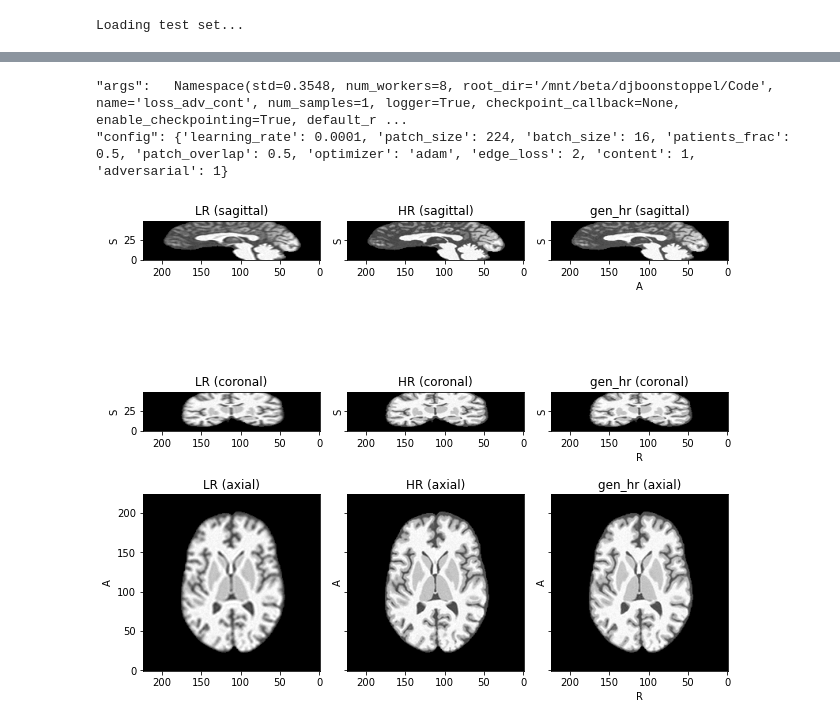
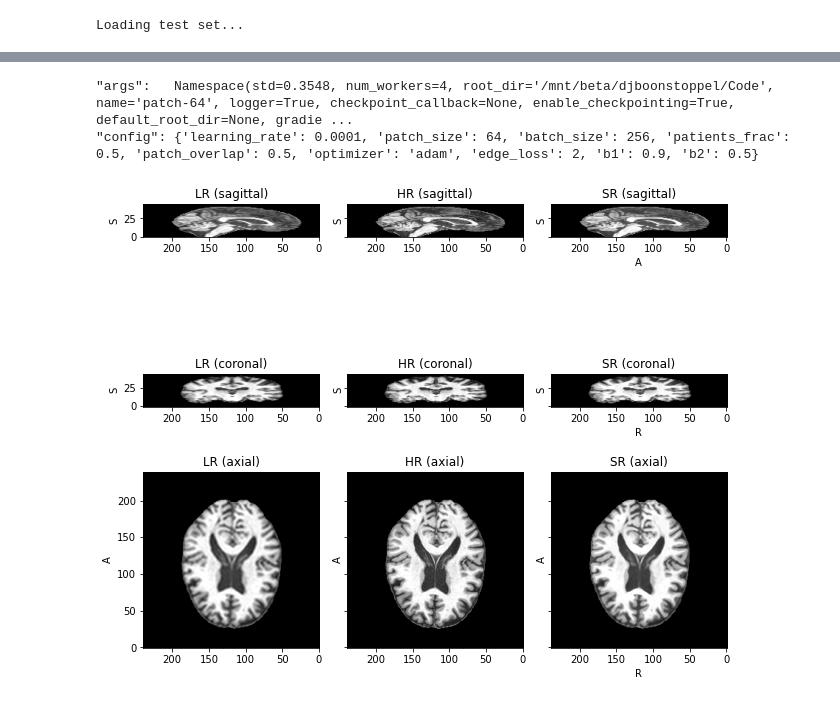
Before and after one commit to rienboonstoppel/SRGan, a Jupyter notebook: predict.ipynb, the cells around one changed output, grey strips where cells are left out. Cells and saved outputs as stored; diff of their text form; code cells hidden in the pictures.

```diff
--- a/predict.ipynb
+++ b/predict.ipynb
@@ -42,0 +65,18 @@ Loading test set...
+# %%
+img = ImagePair(number=1, simulated=False, select_slices=45)
+# img.subject()['HR']
+# img.info()['HR']
+
+real_subject = [img.subject()]
+
+std = 0.3548
+
+real_set = tio.SubjectsDataset(
+    real_subject, transform=Normalize(std=std))
+
+real_set[0].plot()
+# print(real_set)
+# print(real_subject)
+# print(real_subject[0])
+# print(real_subject[0]['HR'])
+# print(real_subject[0]['HR'].numpy())
@@ -43,34 +85,36 @@ Loading test set...
 # %%
-ckptpath='/mnt/beta/djboonstoppel/Code/ray_results'
-exp_name = 'loss_adv_cont'
-config = {
-    'learning_rate': 0.0001,
-    'patch_size': 224,
-    'batch_size': 16,
-    'patients_frac': 0.5,
-    'patch_overlap': 0.5,
-    'optimizer': 'adam',
-    'edge_loss': 2,
-}
-ckpt_filename = 'checkpoint_{}_{}_{}_{}_{}_{}'.format(config['patch_size'],
-                                                      config['batch_size'],
-                                                      config['patients_frac'],
-                                                      config['edge_loss'],
-                                                      config['optimizer'],
-                                                      config['learning_rate'],
-                                                      )
+ckptpath='/mnt/beta/djboonstoppel/Code/log'
+exp_name = 'patch-64'
+# config = {
+#     'learning_rate': 0.0001,
+#     'patch_size': 224,
+#     'batch_size': 16,
+#     'patients_frac': 0.5,
+#     'patch_overlap': 0.5,
+#     'optimizer': 'adam',
+#     'edge_loss': 2,
+# }
+# ckpt_filename = 'checkpoint_{}_{}_{}_{}_{}_{}'.format(config['patch_size'],
+#                                                       config['batch_size'],
+#                                                       config['patients_frac'],
+#                                                       config['edge_loss'],
+#                                                       config['optimizer'],
+#                                                       config['learning_rate'],
+#                                                       )
+
+ckpt_filename = exp_name + '-checkpoint'
 
 
-model = LitTrainer_gan.load_from_checkpoint(netG=generator,
-                                            netD=discriminator,
-                                            netF=feature_extractor,
-                                            checkpoint_path=os.path.join(ckptpath, exp_name, 'checkpoints', ckpt_filename+'-best-v8.ckpt'))
+model = LitTrainer_org.load_from_checkpoint(netG=generator,
+                                            # netD=discriminator,
+                                            # netF=feature_extractor,
+                                            checkpoint_path=os.path.join(ckptpath, exp_name, ckpt_filename+'.ckpt'))
 print(model.hparams)
 model.eval()
 model.freeze()
 # %% [output]
-"args":   Namespace(std=0.3548, num_workers=8, root_dir='/mnt/beta/djboonstoppel/Code', name='loss_adv_cont', num_samples=1, logger=True, checkpoint_callback=None, enable_checkpointing=True, default_r ...
-"config": {'learning_rate': 0.0001, 'patch_size': 224, 'batch_size': 16, 'patients_frac': 0.5, 'patch_overlap': 0.5, 'optimizer': 'adam', 'edge_loss': 2, 'content': 1, 'adversarial': 1}
+"args":   Namespace(std=0.3548, num_workers=4, root_dir='/mnt/beta/djboonstoppel/Code', name='patch-64', logger=True, checkpoint_callback=None, enable_checkpointing=True, default_root_dir=None, gradie ...
+"config": {'learning_rate': 0.0001, 'patch_size': 64, 'batch_size': 256, 'patients_frac': 0.5, 'patch_overlap': 0.5, 'optimizer': 'adam', 'edge_loss': 2, 'b1': 0.9, 'b2': 0.5}
 # %%
 batch_size = model.hparams.config['batch_size']
 
@@ -78,7 +122,7 @@ patch_size = (model.hparams.config['patch_size'],model.hparams.config['patch_siz
 ovl_perc = (model.hparams.config['patch_overlap'], model.hparams.config['patch_overlap'])
 overlap, nr_patches = calculate_overlap(test_subjects[0]['LR'], patch_size, ovl_perc)
 # %%
-subject = test_set[0]
+subject = real_set[0]
 grid_sampler = tio.inference.GridSampler(
     subject,
     patch_size=(*patch_size,1),
@@ -107,16 +151,16 @@ patch_loader = torch.utils.data.DataLoader(
 # %%
 aggregator = tio.inference.GridAggregator(grid_sampler)#, overlap_mode='average')
 model.eval()
 with torch.no_grad():
     for patches_batch in patch_loader:
         imgs_lr, imgs_hr = patches_batch['LR'][tio.DATA].squeeze(4), patches_batch['HR'][tio.DATA].squeeze(4)
         gen_hr = model(imgs_lr).unsqueeze(4)
         locations = patches_batch[tio.LOCATION]
         aggregator.add_batch(gen_hr, locations)
 
 foreground = aggregator.get_output_tensor()
 generated = tio.ScalarImage(tensor=foreground)
-subject.add_image(generated, 'gen_hr')
+subject.add_image(generated, 'SR')
 subject.plot(figsize=(9, 8))
 # %% [output]
-[figure, old version]
+[figure, new version]
```
Also changed, not shown: parts of 10 cells of this notebook, 3 other files.
